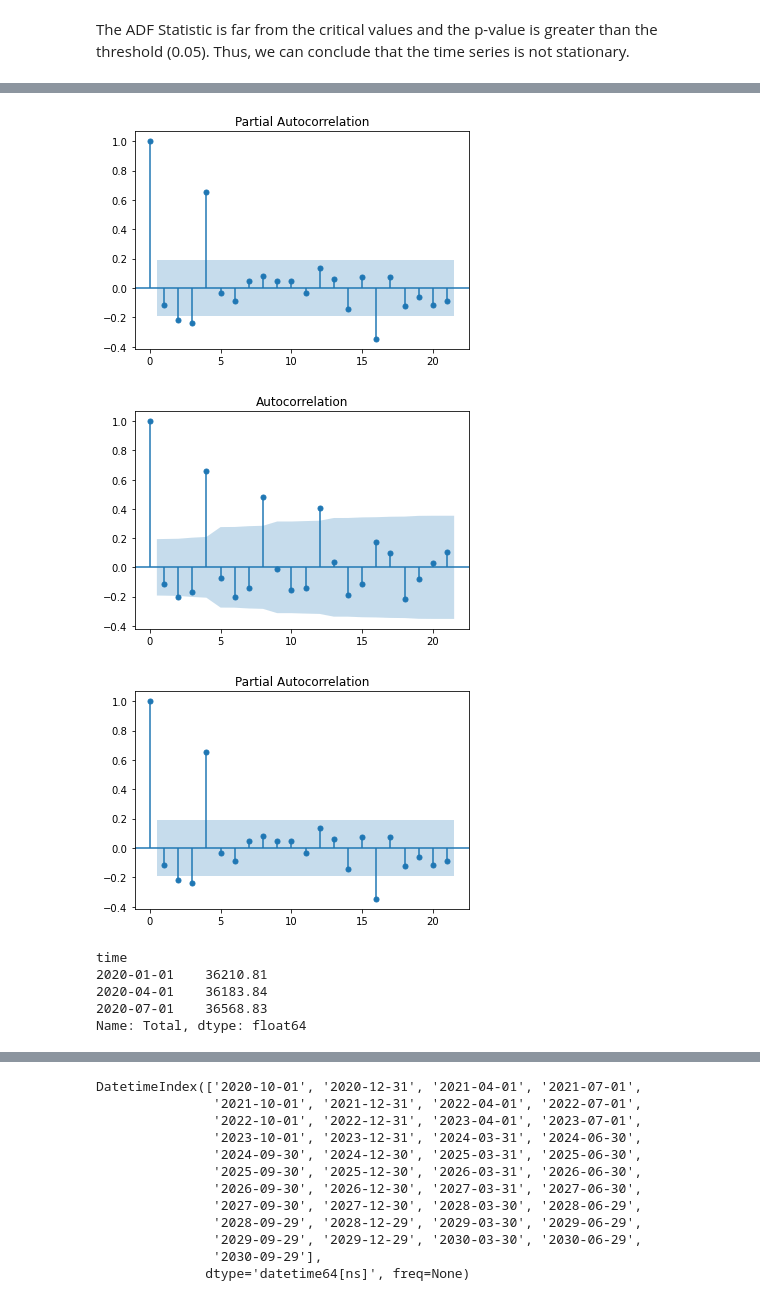
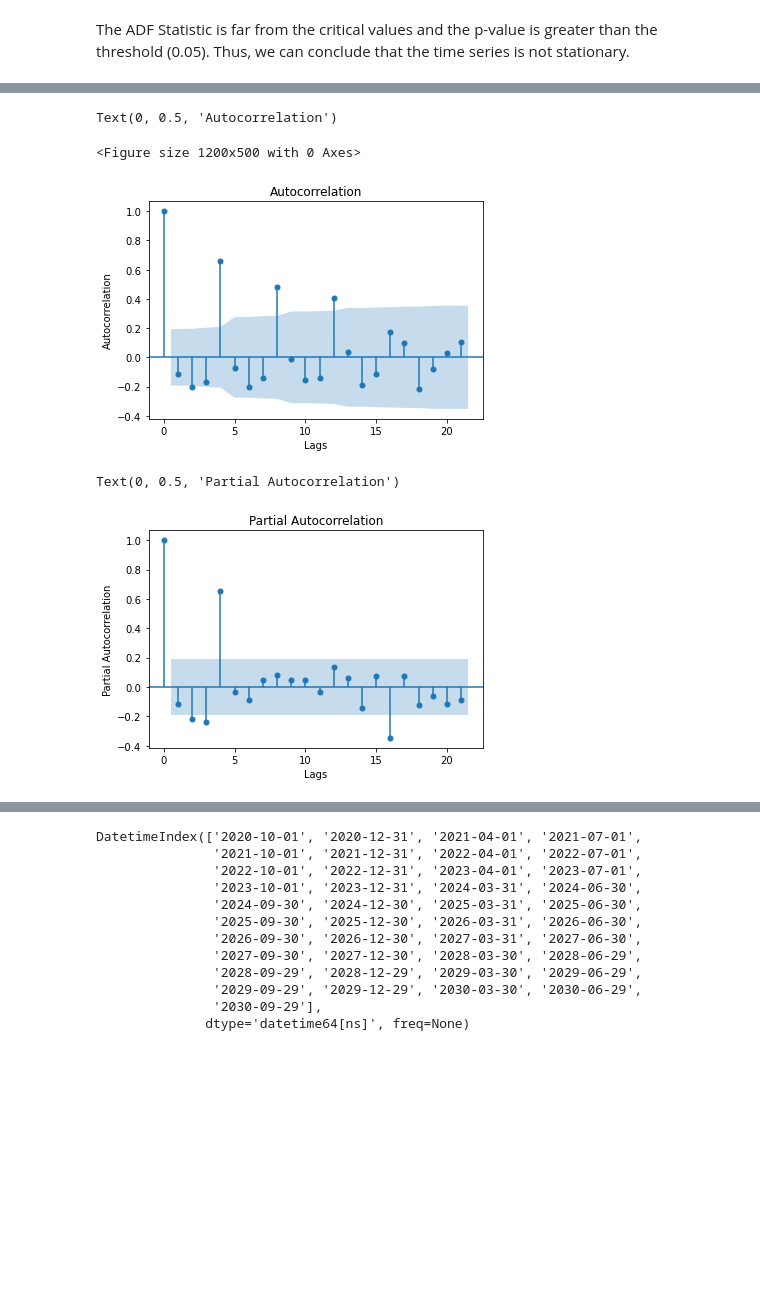
Before and after one commit to julemon/Practitioners-Challenge, a Jupyter notebook: Final_Code_Q2_Q3_2_Scenarios.ipynb, the cells around one changed output, grey strips where cells are left out. Saved outputs shown, nothing was run; the diff lists cells and outputs as text; code cells hidden in the pictures; blank space fills up the shorter version.

```diff
--- a/Final_Code_Q2_Q3_2_Scenarios.ipynb
+++ b/Final_Code_Q2_Q3_2_Scenarios.ipynb
@@ -363,18 +324,19 @@ warnings.filterwarnings('ignore', 'statsmodels.tsa.arima_model.ARIMA',
 # %%
+plt.figure(figsize=(12,5), dpi=100)
 plot_acf(car_diff)
-plot_pacf(car_diff)
+plt.xlabel('Lags', fontsize=10)
+plt.ylabel('Autocorrelation', fontsize=10)
 # %% [output]
+Text(0, 0.5, 'Autocorrelation')
+<Figure size 1200x500 with 0 Axes>
-[figure, old version]
+[figure, new version]
-[figure, removed]
-[figure, removed]
-# %%
-cars.tail(3)
-# %% [output]
-time
-2020-01-01    36210.81
-2020-04-01    36183.84
-2020-07-01    36568.83
-Name: Total, dtype: float64
+# %%
+plot_pacf(car_diff)
+plt.xlabel('Lags', fontsize=10)
+plt.ylabel('Partial Autocorrelation', fontsize=10)
+# %% [output]
+Text(0, 0.5, 'Partial Autocorrelation')
+[figure, added]
 # %%
 #build the arima
 from statsmodels.tsa.arima_model import ARIMA
```
Also changed, not shown: parts of 25 cells of this notebook.
